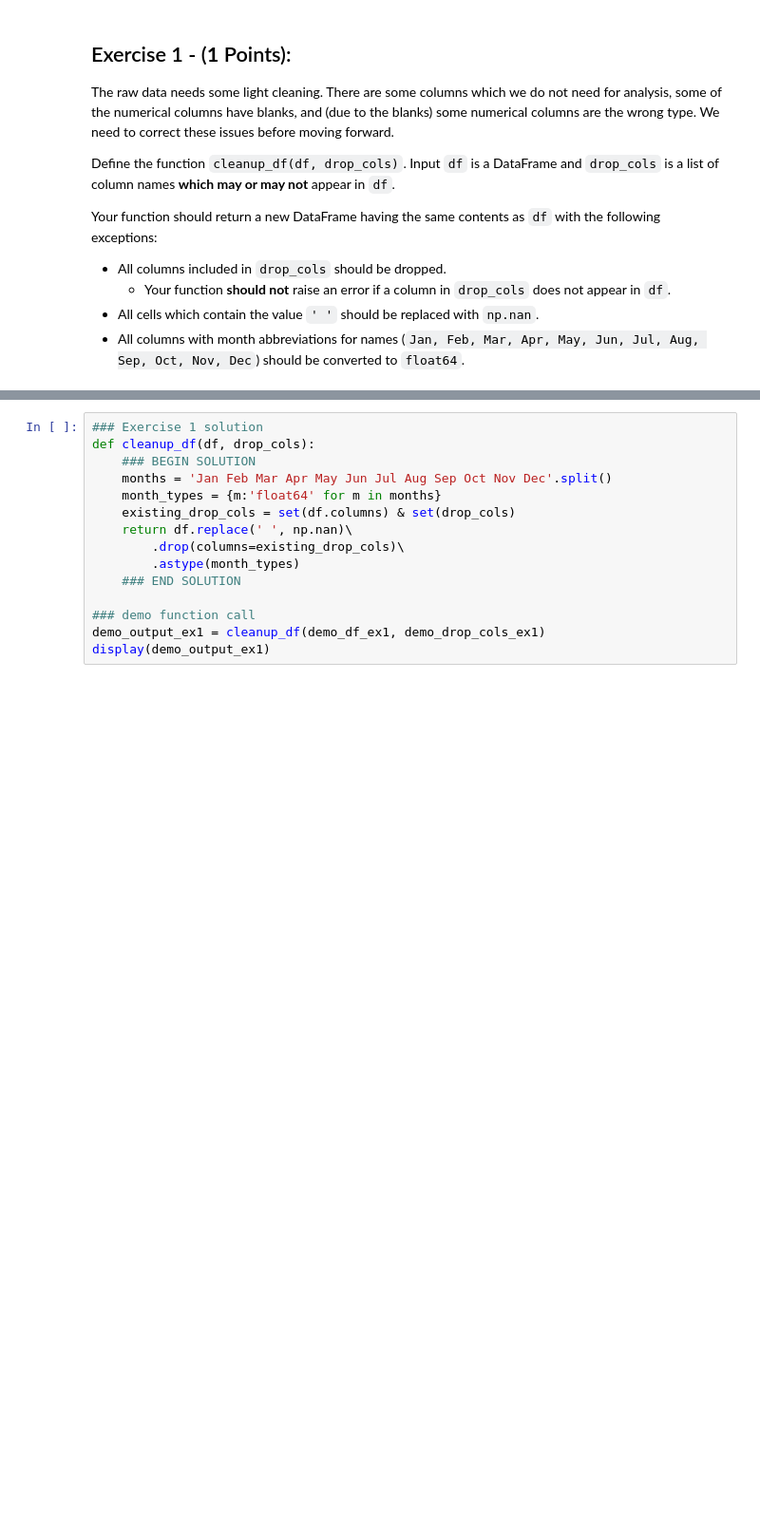
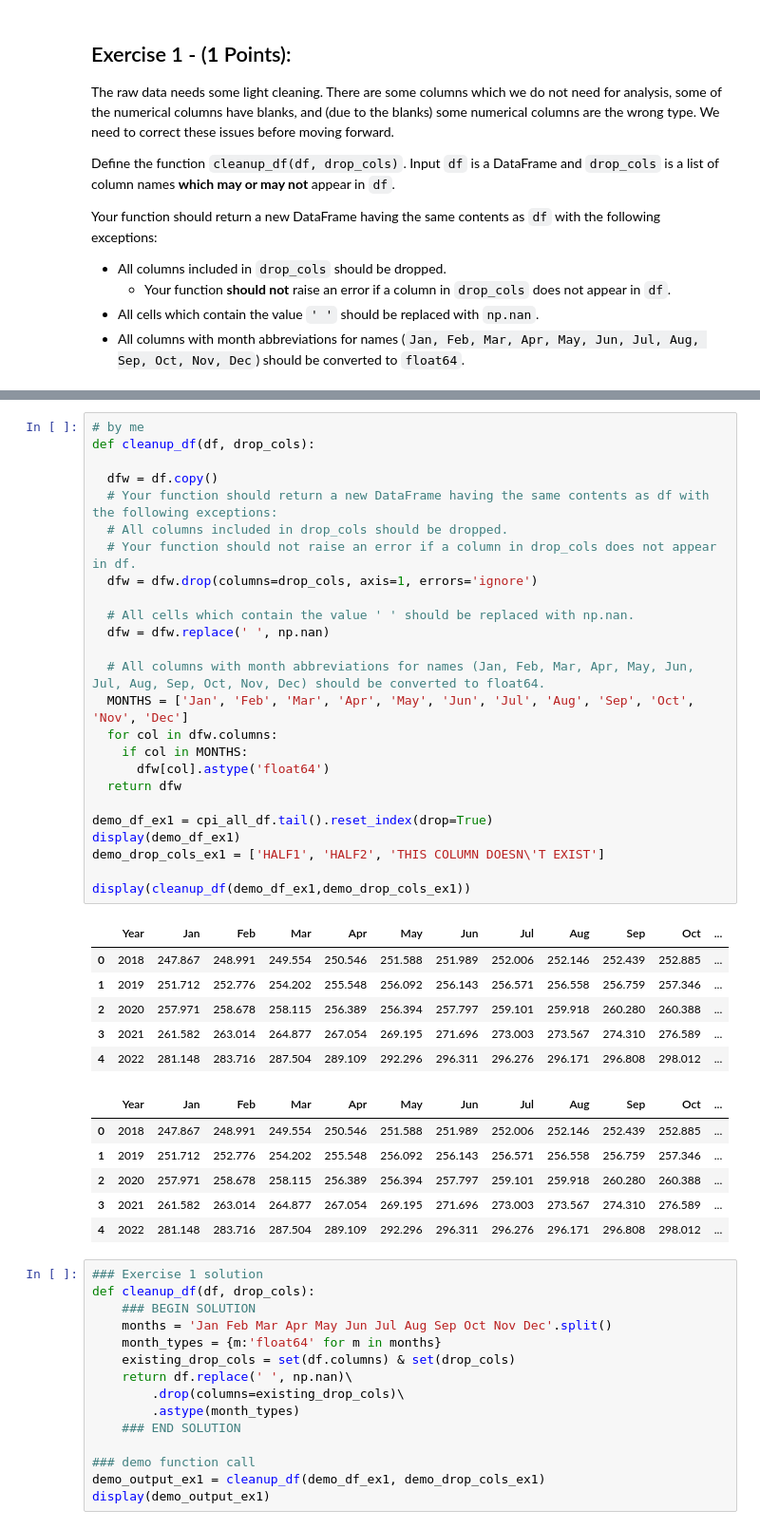
Before and after one commit to danielcdo/OMS-Analytics-Georgia-Tech, a Jupyter notebook: PFX_Fall22_SkillsOH_0123_solution.ipynb, the cells around one changed output, grey strips where cells are left out. Shown: that part at 95% size. Saved outputs shown, nothing was run; the diff lists cells and outputs as text; blank space fills up the shorter version.

```diff
--- a/PFX_Fall22_SkillsOH_0123_solution.ipynb
+++ b/PFX_Fall22_SkillsOH_0123_solution.ipynb
@@ -187,6 +235,44 @@ Notice:
 
 Notes:
 - Check the `dtypes` attribute of your result. Columns which are months ('Jan', 'Feb', ...) should be `float64`. Any other remaining columns should have the same `dtype` as the original column in the input.
+# %%
+# by me
+def cleanup_df(df, drop_cols):
+
+  dfw = df.copy()
+  # Your function should return a new DataFrame having the same contents as df with the following exceptions:
+  # All columns included in drop_cols should be dropped.
+  # Your function should not raise an error if a column in drop_cols does not appear in df.
+  dfw = dfw.drop(columns=drop_cols, axis=1, errors='ignore')
+
+  # All cells which contain the value ' ' should be replaced with np.nan.
+  dfw = dfw.replace(' ', np.nan)
+
+  # All columns with month abbreviations for names (Jan, Feb, Mar, Apr, May, Jun, Jul, Aug, Sep, Oct, Nov, Dec) should be converted to float64.
+  MONTHS = ['Jan', 'Feb', 'Mar', 'Apr', 'May', 'Jun', 'Jul', 'Aug', 'Sep', 'Oct', 'Nov', 'Dec']
+  for col in dfw.columns:
+    if col in MONTHS:
+      dfw[col].astype('float64')
+  return dfw
+
+demo_df_ex1 = cpi_all_df.tail().reset_index(drop=True)
+display(demo_df_ex1)
+demo_drop_cols_ex1 = ['HALF1', 'HALF2', 'THIS COLUMN DOESN\'T EXIST']
+
+display(cleanup_df(demo_df_ex1,demo_drop_cols_ex1))
+# %% [output]
+|  | Year | Jan | Feb | Mar | Apr | May | Jun | Jul | Aug | Sep | Oct | ... |
+| 0 | 2018 | 247.867 | 248.991 | 249.554 | 250.546 | 251.588 | 251.989 | 252.006 | 252.146 | 252.439 | 252.885 | ... |
+| 1 | 2019 | 251.712 | 252.776 | 254.202 | 255.548 | 256.092 | 256.143 | 256.571 | 256.558 | 256.759 | 257.346 | ... |
+| 2 | 2020 | 257.971 | 258.678 | 258.115 | 256.389 | 256.394 | 257.797 | 259.101 | 259.918 | 260.280 | 260.388 | ... |
+| 3 | 2021 | 261.582 | 263.014 | 264.877 | 267.054 | 269.195 | 271.696 | 273.003 | 273.567 | 274.310 | 276.589 | ... |
+| 4 | 2022 | 281.148 | 283.716 | 287.504 | 289.109 | 292.296 | 296.311 | 296.276 | 296.171 | 296.808 | 298.012 | ... |
+|  | Year | Jan | Feb | Mar | Apr | May | Jun | Jul | Aug | Sep | Oct | ... |
+| 0 | 2018 | 247.867 | 248.991 | 249.554 | 250.546 | 251.588 | 251.989 | 252.006 | 252.146 | 252.439 | 252.885 | ... |
+| 1 | 2019 | 251.712 | 252.776 | 254.202 | 255.548 | 256.092 | 256.143 | 256.571 | 256.558 | 256.759 | 257.346 | ... |
+| 2 | 2020 | 257.971 | 258.678 | 258.115 | 256.389 | 256.394 | 257.797 | 259.101 | 259.918 | 260.280 | 260.388 | ... |
+| 3 | 2021 | 261.582 | 263.014 | 264.877 | 267.054 | 269.195 | 271.696 | 273.003 | 273.567 | 274.310 | 276.589 | ... |
+| 4 | 2022 | 281.148 | 283.716 | 287.504 | 289.109 | 292.296 | 296.311 | 296.276 | 296.171 | 296.808 | 298.012 | ... |
 # %%
 ### Exercise 1 solution
 def cleanup_df(df, drop_cols):
```
Also changed, not shown: parts of 6 cells of this notebook.
